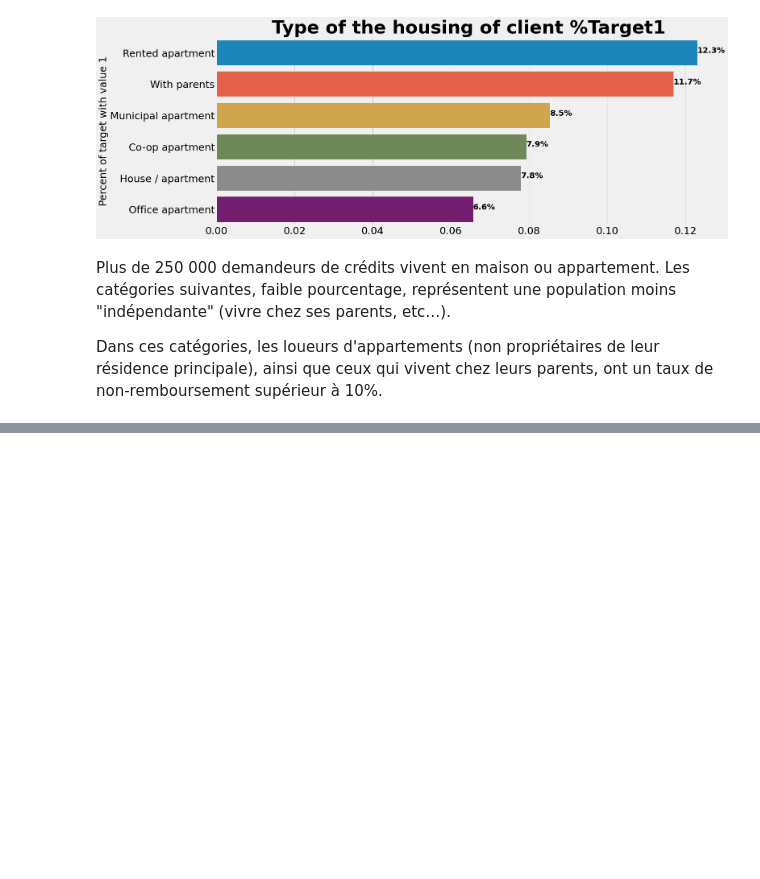
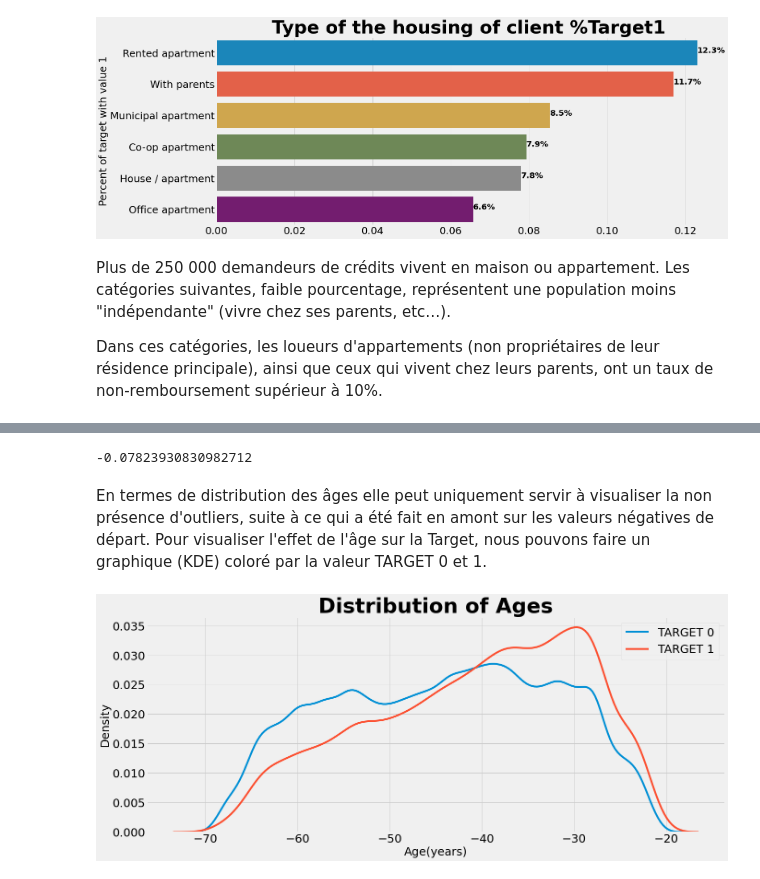
Before and after one commit to nalron/project_credit_scoring_model, a Jupyter notebook: p7_01_eda_notebook.ipynb, the cells around one changed output, grey strips where cells are left out. Drawn from its saved outputs; the diff is of its cells as text; code cells hidden in the pictures; blank space fills up the shorter version.

Commit message:
correlations, bureau and previous_application analysis…

```diff
--- a/p7_01_eda_notebook.ipynb
+++ b/p7_01_eda_notebook.ipynb
@@ -633,0 +669,17 @@ Dans ces catégories, les loueurs d'appartements (non propriétaires de leur ré
+# %%
+#Find the correlation of the positive days since birth and target
+application_train['DAYS_BIRTH'] = abs(application_train['DAYS_BIRTH'])
+application_train['DAYS_BIRTH'].corr(application_train['TARGET'])
+# %% [output]
+-0.07823930830982712
+# %% [markdown]
+En termes de distribution des âges elle peut uniquement servir à visualiser la non présence d'outliers, suite à ce qui a été fait en amont sur les valeurs négatives de départ. Pour visualiser l'effet de l'âge sur la Target, nous pouvons faire un graphique (KDE) coloré par la valeur TARGET 0 et 1.
+# %%
+plt.figure(figsize = (20, 8))
+sns.kdeplot(application_train[application_train['TARGET'] == 0]['DAYS_BIRTH'] / -365, label = 'TARGET 0')
+sns.kdeplot(application_train[application_train['TARGET'] == 1]['DAYS_BIRTH'] / -365, label = 'TARGET 1')
+
+plt.legend(), plt.xlabel('Age(years)'), plt.ylabel('Density'), plt.title('Distribution of Ages')
+show()
+# %% [output]
+[figure, added]
```
Also changed, not shown: parts of 24 cells of this notebook.
